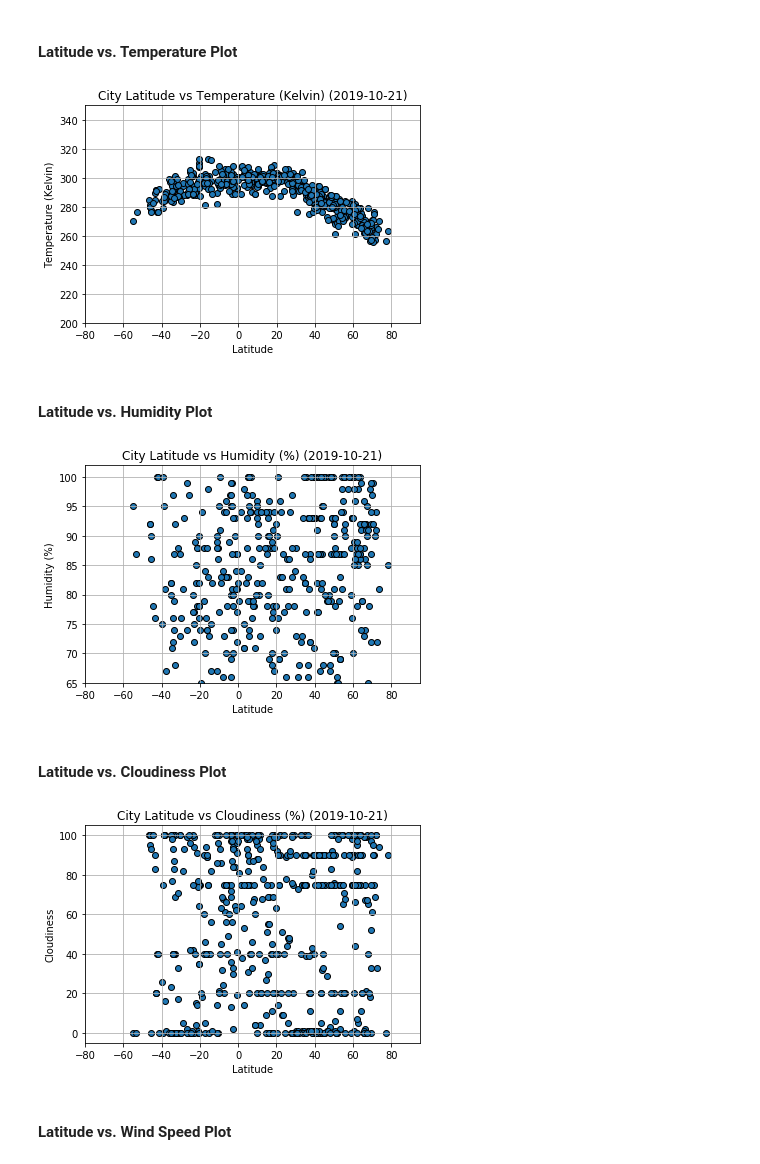
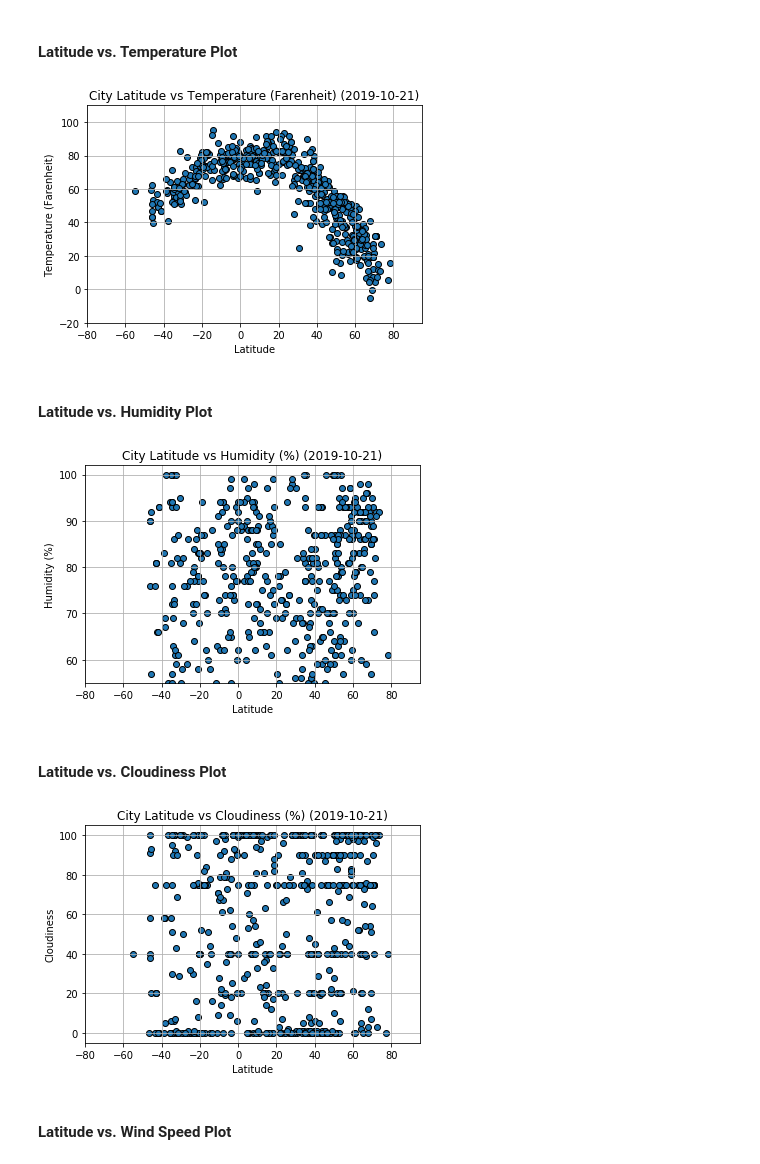
Before and after one commit to vitoperez117/Weather-Data-API-Requests-Pandas-Matplotlib, a Jupyter notebook: WeatherPy.ipynb, the cells around one changed output. Cells and saved outputs as stored; diff of their text form; code cells hidden in the pictures.

Commit message:
add plots, update notebook

```diff
--- a/WeatherPy.ipynb
+++ b/WeatherPy.ipynb
@@ -78,7 +78,7 @@ set_counter = 1
 
 
 for city in cities:
-    url = f"{base_url}q={city}&APPID={api_key}"
+    url = f"{base_url}q={city}&units=imperial&APPID={api_key}"
     try:
         weather = requests.get(url, timeout = 1).json()
 
@@ -161,35 +166,35 @@ weather_df.to_csv("city_weather_data.csv",encoding = 'utf-8')
 # %%
 plt.scatter(lat, max_temp, edgecolors = 'k')
 plt.xlabel("Latitude")
-plt.ylabel("Temperature (Kelvin)")
+plt.ylabel("Temperature (Farenheit)")
 plt.xlim(-80,95)
-plt.ylim(200,350)
+plt.ylim(-20,110)
 
 plt.grid()
 
 plot_date = datetime.fromtimestamp(weather_df['Date'][0]).date()
-plt.title(f"City Latitude vs Temperature (Kelvin) ({plot_date})")
+plt.title(f"City Latitude vs Temperature (Farenheit) ({plot_date})")
 plt.savefig ("Latitude_vs_Temperature.png")
 plt.show()
 # %% [output]
-[figure, old version]
+[figure, new version]
 # %% [markdown]
 #### Latitude vs. Humidity Plot
 # %%
 plt.scatter(lat, humidity, edgecolors = 'k')
 plt.xlabel("Latitude")
 plt.ylabel("Humidity (%)")
 plt.xlim(-80,95)
-plt.ylim(65,102)
+plt.ylim(55,102)
 plt.grid()
 
 plot_date = datetime.fromtimestamp(weather_df['Date'][0]).date()
 plt.title(f"City Latitude vs Humidity (%) ({plot_date})")
 
 plt.savefig ("Latitude_vs_Humidity.png")
 plt.show()
 # %% [output]
-[figure, old version]
+[figure, new version]
 # %% [markdown]
 #### Latitude vs. Cloudiness Plot
 # %%
@@ -206,7 +211,7 @@ plt.title(f"City Latitude vs Cloudiness (%) ({plot_date})")
 plt.savefig ("Latitude_vs_Cloudiness.png")
 plt.show()
 # %% [output]
-[figure, old version]
+[figure, new version]
 # %% [markdown]
 #### Latitude vs. Wind Speed Plot
 # %%
```
Also changed, not shown: parts of 5 cells of this notebook, 4 other files.
